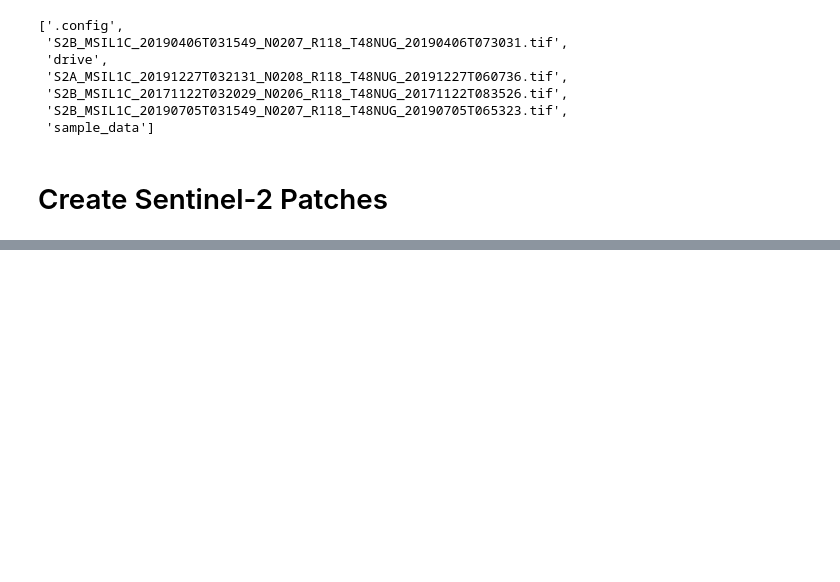
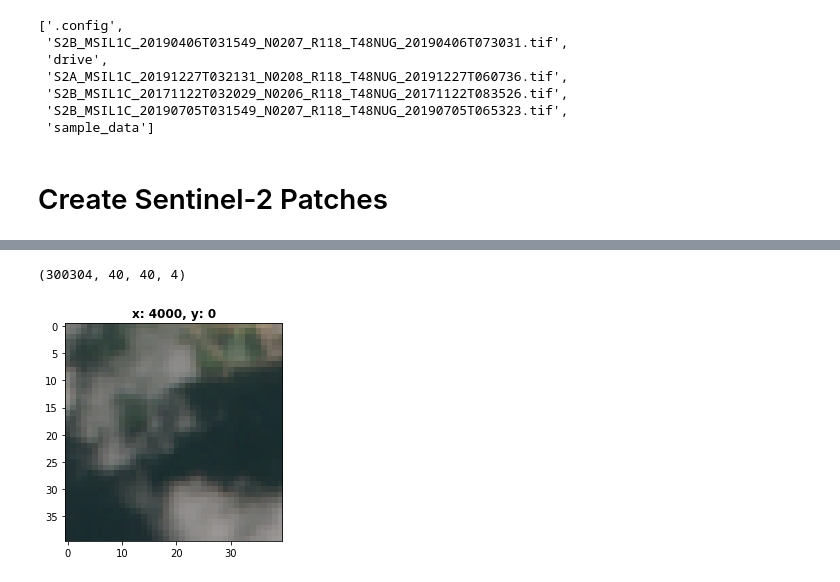
Before and after one commit to e-chong/Singapore-Ship-Detection, a Jupyter notebook: Downloads_plus_patches.ipynb, the cells around one changed output, grey strips where cells are left out. Drawn from its saved outputs; the diff is of its cells as text; code cells hidden in the pictures; blank space fills up the shorter version.

Commit message:
Fix create_patches()

```diff
--- a/Downloads_plus_patches.ipynb
+++ b/Downloads_plus_patches.ipynb
@@ -279,4 +279,12 @@ sentinel_patches = create_patches(img=sat_img,
+# %%
+sentinel_patches.shape
+# %% [output]
+(300304, 40, 40, 4)
 # %%
 plot_patch(img=sat_img,
+           x=sentinel_patch_classes.x[200],
+           y=sentinel_patch_classes.y[200],
            patch_size=PATCH_SIZE,
            step_size=STEP_SIZE)
+# %% [output]
+[figure, added]
```
Also changed, not shown: parts of 5 cells of this notebook.
